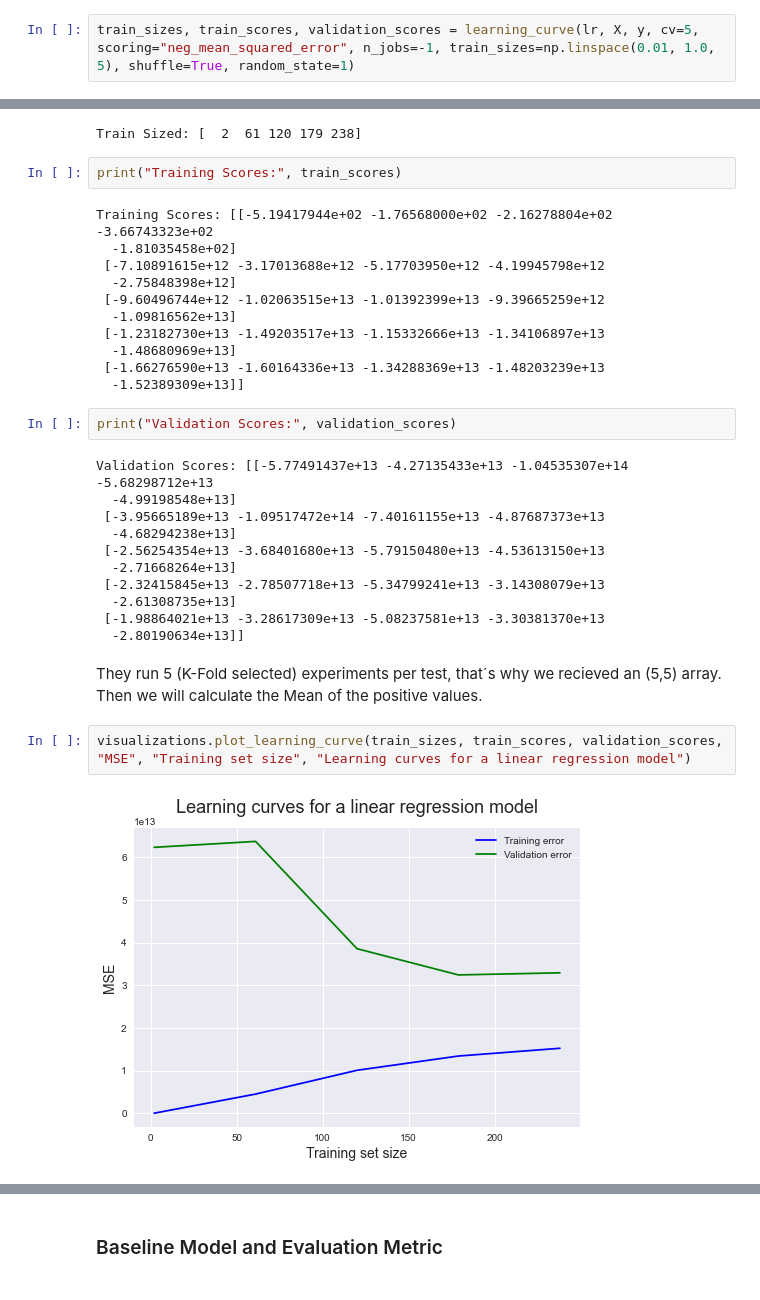
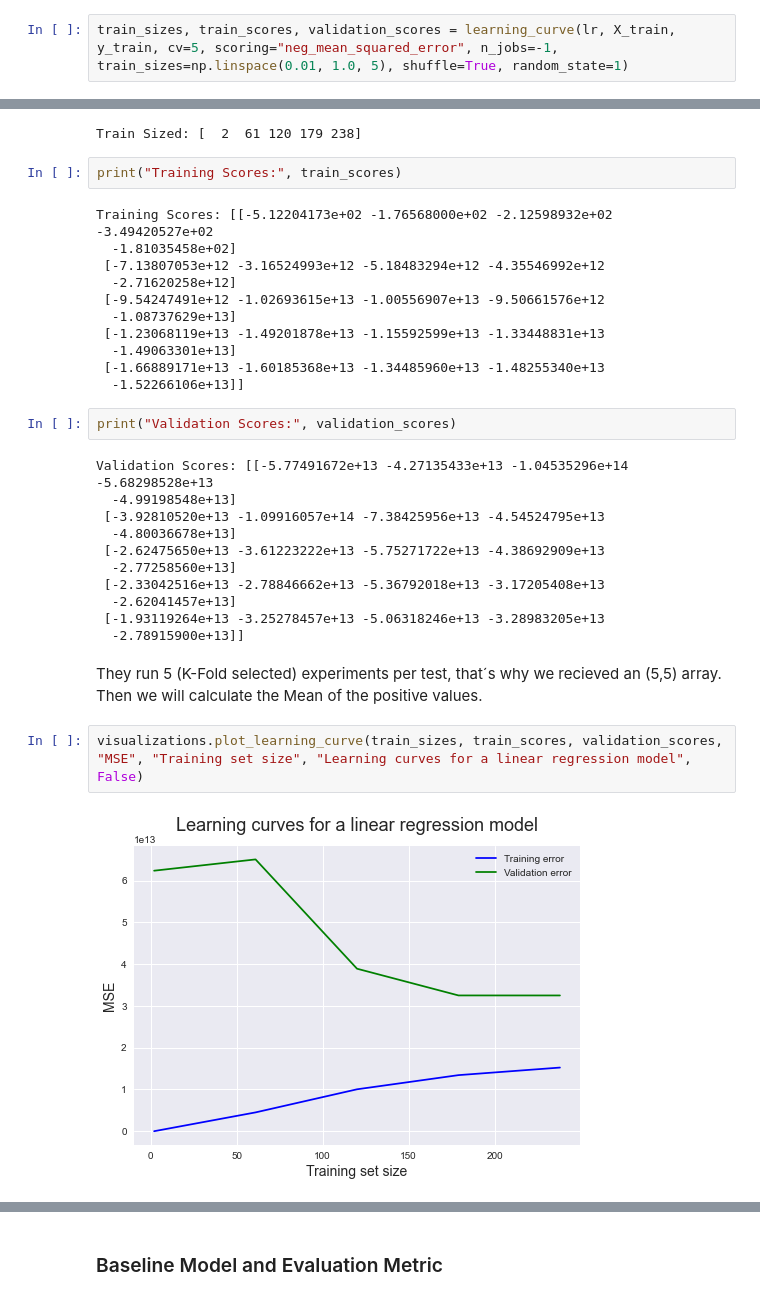
Before and after one commit to santiagoromero20/NBAPredictions, a Jupyter notebook: NBAPredictions.ipynb, the cells around one changed output, grey strips where cells are left out. Saved outputs shown, nothing was run; the diff lists cells and outputs as text.

```diff
--- a/NBAPredictions.ipynb
+++ b/NBAPredictions.ipynb
@@ -972,7 +978,7 @@ Training RMSE Error 15269665295380.57, CV RMSE Error 32701732275753.37
 # %% [markdown]
 ### Plotting the Learning Curve
 # %%
-train_sizes, train_scores, validation_scores = learning_curve(lr, X, y, cv=5, scoring="neg_mean_squared_error", n_jobs=-1, train_sizes=np.linspace(0.01, 1.0, 5), shuffle=True, random_state=1)
+train_sizes, train_scores, validation_scores = learning_curve(lr, X_train, y_train, cv=5, scoring="neg_mean_squared_error", n_jobs=-1, train_sizes=np.linspace(0.01, 1.0, 5), shuffle=True, random_state=1)
 # %%
 print("Train Sized:", train_sizes)
 # %% [output]
@@ -980,35 +986,35 @@ Train Sized: [  2  61 120 179 238]
 # %%
 print("Training Scores:", train_scores)
 # %% [output]
-Training Scores: [[-5.19417944e+02 -1.76568000e+02 -2.16278804e+02 -3.66743323e+02
+Training Scores: [[-5.12204173e+02 -1.76568000e+02 -2.12598932e+02 -3.49420527e+02
   -1.81035458e+02]
- [-7.10891615e+12 -3.17013688e+12 -5.17703950e+12 -4.19945798e+12
-  -2.75848398e+12]
- [-9.60496744e+12 -1.02063515e+13 -1.01392399e+13 -9.39665259e+12
-  -1.09816562e+13]
- [-1.23182730e+13 -1.49203517e+13 -1.15332666e+13 -1.34106897e+13
-  -1.48680969e+13]
- [-1.66276590e+13 -1.60164336e+13 -1.34288369e+13 -1.48203239e+13
-  -1.52389309e+13]]
+ [-7.13807053e+12 -3.16524993e+12 -5.18483294e+12 -4.35546992e+12
+  -2.71620258e+12]
+ [-9.54247491e+12 -1.02693615e+13 -1.00556907e+13 -9.50661576e+12
+  -1.08737629e+13]
+ [-1.23068119e+13 -1.49201878e+13 -1.15592599e+13 -1.33448831e+13
+  -1.49063301e+13]
+ [-1.66889171e+13 -1.60185368e+13 -1.34485960e+13 -1.48255340e+13
+  -1.52266106e+13]]
 # %%
 print("Validation Scores:", validation_scores)
 # %% [output]
-Validation Scores: [[-5.77491437e+13 -4.27135433e+13 -1.04535307e+14 -5.68298712e+13
+Validation Scores: [[-5.77491672e+13 -4.27135433e+13 -1.04535296e+14 -5.68298528e+13
   -4.99198548e+13]
- [-3.95665189e+13 -1.09517472e+14 -7.40161155e+13 -4.87687373e+13
-  -4.68294238e+13]
- [-2.56254354e+13 -3.68401680e+13 -5.79150480e+13 -4.53613150e+13
-  -2.71668264e+13]
- [-2.32415845e+13 -2.78507718e+13 -5.34799241e+13 -3.14308079e+13
-  -2.61308735e+13]
- [-1.98864021e+13 -3.28617309e+13 -5.08237581e+13 -3.30381370e+13
-  -2.80190634e+13]]
+ [-3.92810520e+13 -1.09916057e+14 -7.38425956e+13 -4.54524795e+13
+  -4.80036678e+13]
+ [-2.62475650e+13 -3.61223222e+13 -5.75271722e+13 -4.38692909e+13
+  -2.77258560e+13]
+ [-2.33042516e+13 -2.78846662e+13 -5.36792018e+13 -3.17205408e+13
+  -2.62041457e+13]
+ [-1.93119264e+13 -3.25278457e+13 -5.06318246e+13 -3.28983205e+13
+  -2.78915900e+13]]
 # %% [markdown]
 They run 5 (K-Fold selected) experiments per test, that´s why we recieved an (5,5) array. Then we will calculate the Mean of the positive values.
 # %%
-visualizations.plot_learning_curve(train_sizes, train_scores, validation_scores, "MSE", "Training set size", "Learning curves for a linear regression model")
+visualizations.plot_learning_curve(train_sizes, train_scores, validation_scores, "MSE", "Training set size", "Learning curves for a linear regression model", False)
 # %% [output]
-[figure, old version]
+[figure, new version]
 # %% [markdown]
 ### Bias and Variance
 
```
Also changed, not shown: parts of 21 cells of this notebook.
